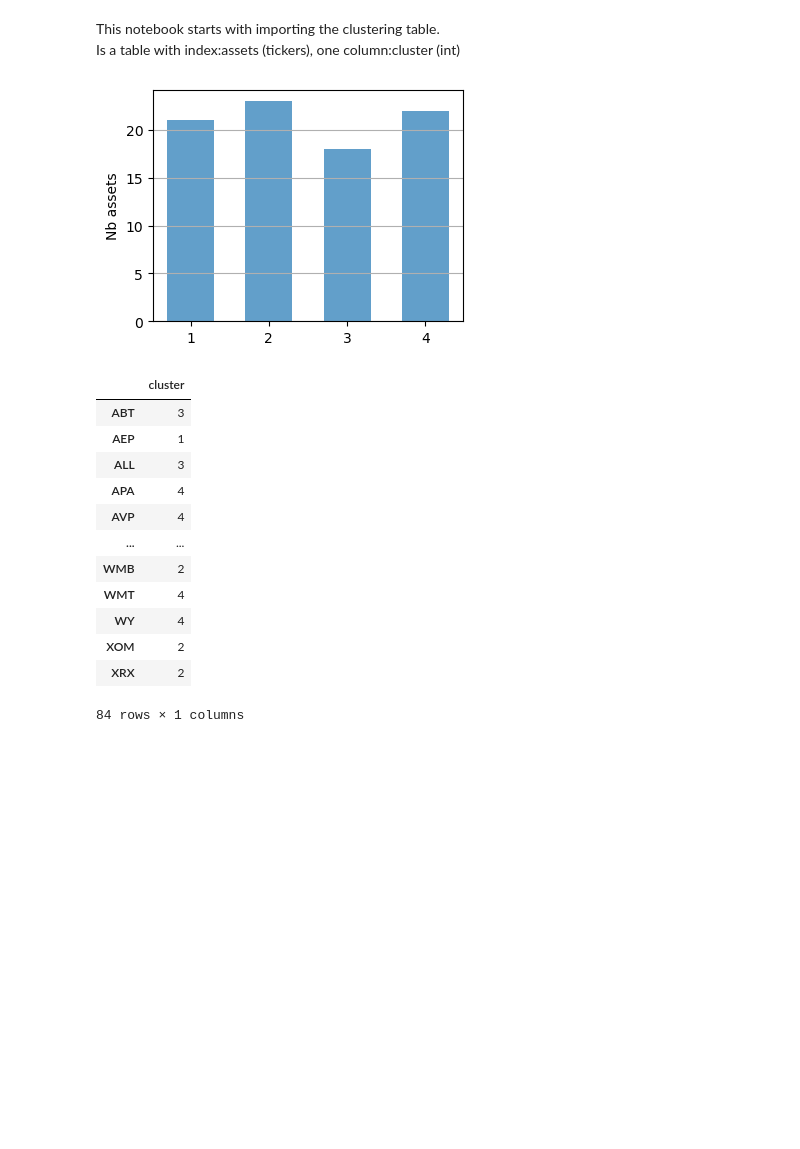
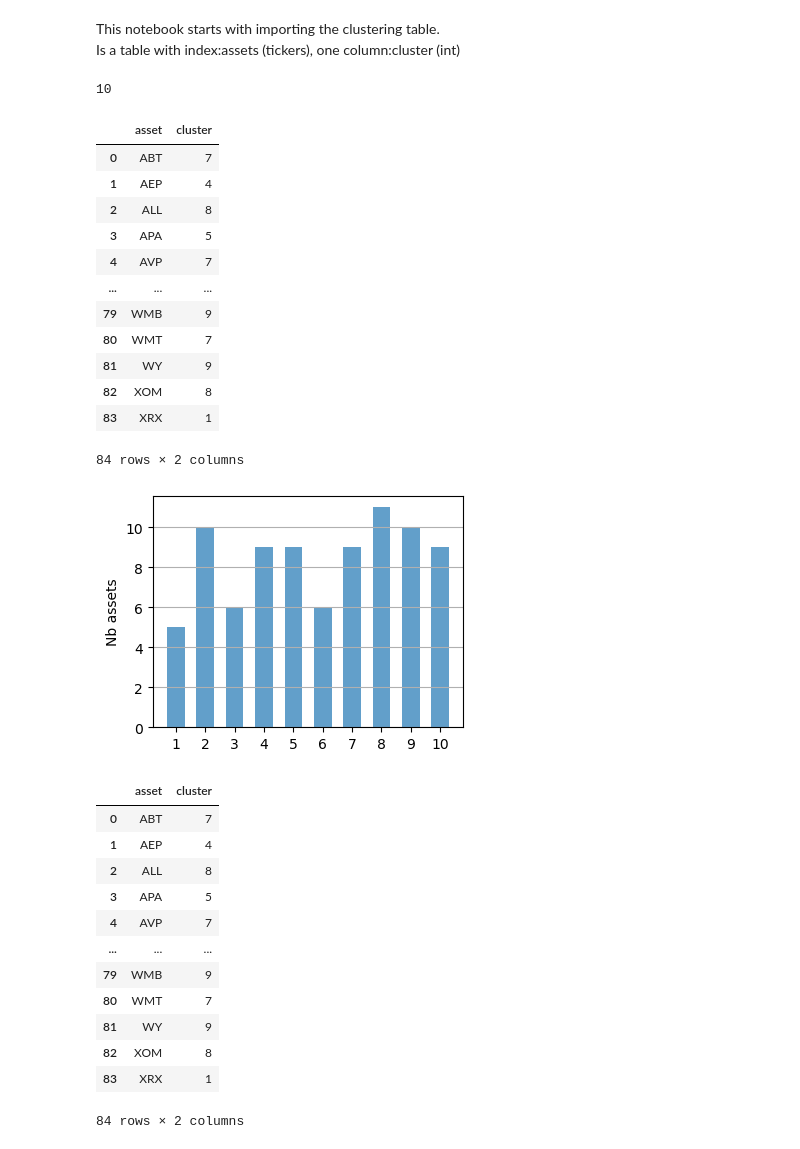
Before and after one commit to ctordo/SP100-high-frequency-analysis-corrclustering-trading, a Jupyter notebook: 4_PairsTrading/visu.ipynb, the cells around one changed output. Saved outputs shown, nothing was run; the diff lists cells and outputs as text; code cells hidden in the pictures; blank space fills up the shorter version.

Commit message:
worked on trading strat implementation and visualizations

```diff
--- a/4_PairsTrading/visu.ipynb
+++ b/4_PairsTrading/visu.ipynb
@@ -10,52 +10,77 @@ data_repo = "../Data/"
 # %% [markdown]
 This notebook starts with importing the clustering table.
 Is a table with index:assets (tickers), one column:cluster (int)
+# %%
+industry_mappings = pd.read_csv(data_local + "industry_mapping.csv" )
+industries = industry_mappings["industry"].unique()
+print(len(industries))
+# %% [output]
+10
+# %%
+# Retrive tickers
+df = pd.read_csv(data_local + "stock_prices.csv")
+TICKERS = list(df.columns[1:])
+
+tickers_index_map = {v: i for i, v in enumerate(TICKERS)}
 # %%
+
+
 # Generate random clustering table (later, work with tables of part3)
+np.random.seed(42)
+def generate_random_clusters(n_clusters=3):
+    df_clusters = pd.DataFrame(columns=["asset", "cluster"])
 
-def generate_random_clusters(n_clusters=3):
-
-    # Retrive tickers
-    df = pd.read_csv(data_local + "stock_prices.csv")
-    TICKERS = df.columns[1:]
-
-    df_clusters = pd.DataFrame(index = TICKERS, columns=["cluster"])
-
+    df_clusters["asset"] = TICKERS
     df_clusters["cluster"] = np.random.randint(1, n_clusters+1, size=len(TICKERS))
 
     return df_clusters
 
 
 
 
-n_clusters = 4
+n_clusters = 10
 df_clusters = generate_random_clusters(n_clusters)
+
+display(df_clusters)
 
 plt.figure(figsize=(4, 3))
 plt.bar(df_clusters["cluster"].value_counts().index, df_clusters["cluster"].value_counts().values, width=0.6, alpha=0.7)
 plt.xticks(range(n_clusters+1)[1:])
 plt.ylabel("Cluster")
 plt.ylabel("Nb assets")
 plt.grid(axis="y")
 plt.show()
 # %% [output]
+|  | asset | cluster |
+| 0 | ABT | 7 |
+| 1 | AEP | 4 |
+| 2 | ALL | 8 |
+| 3 | APA | 5 |
+| 4 | AVP | 7 |
+| ... | ... | ... |
+| 79 | WMB | 9 |
+| 80 | WMT | 7 |
+| 81 | WY | 9 |
+| 82 | XOM | 8 |
+| 83 | XRX | 1 |
+84 rows × 2 columns
-[figure, old version]
+[figure, new version]
 # %%
 display(df_clusters)
 # %% [output]
-|  | cluster |
-| ABT | 3 |
-| AEP | 1 |
-| ALL | 3 |
-| APA | 4 |
-| AVP | 4 |
-| ... | ... |
-| WMB | 2 |
-| WMT | 4 |
-| WY | 4 |
-| XOM | 2 |
-| XRX | 2 |
+|  | asset | cluster |
+| 0 | ABT | 7 |
+| 1 | AEP | 4 |
+| 2 | ALL | 8 |
+| 3 | APA | 5 |
+| 4 | AVP | 7 |
+| ... | ... | ... |
+| 79 | WMB | 9 |
+| 80 | WMT | 7 |
+| 81 | WY | 9 |
+| 82 | XOM | 8 |
+| 83 | XRX | 1 |
-84 rows × 1 columns
+84 rows × 2 columns
 # %%
 # Import prices and compute returns
 
```
Also changed, not shown: parts of 9 cells of this notebook.
